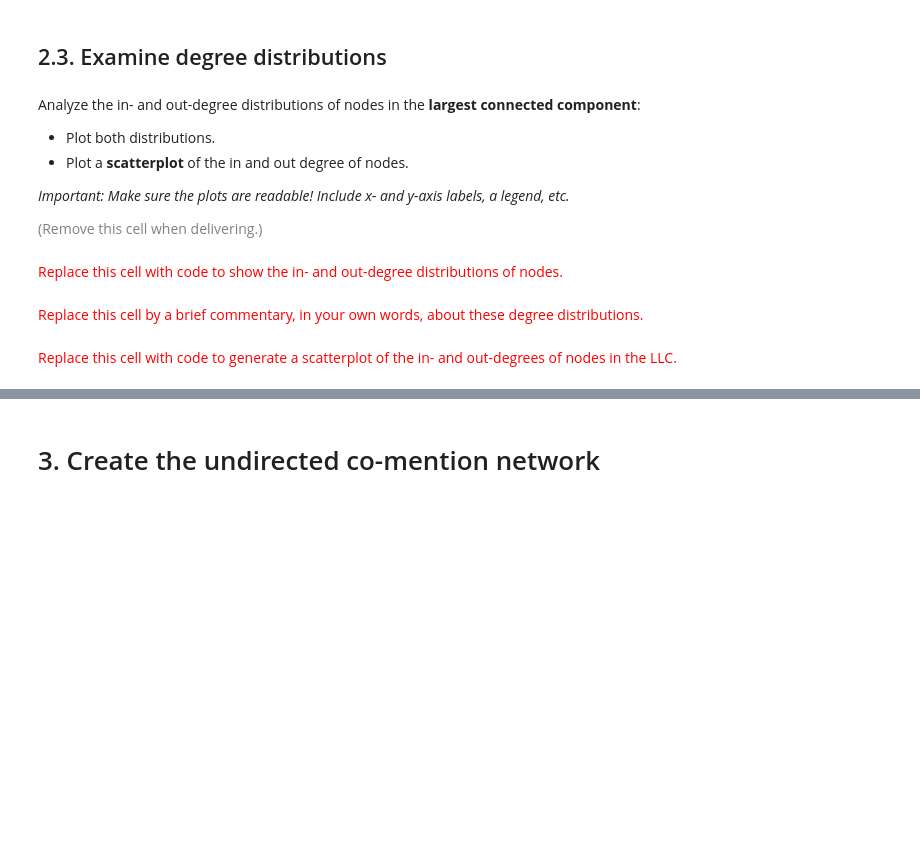
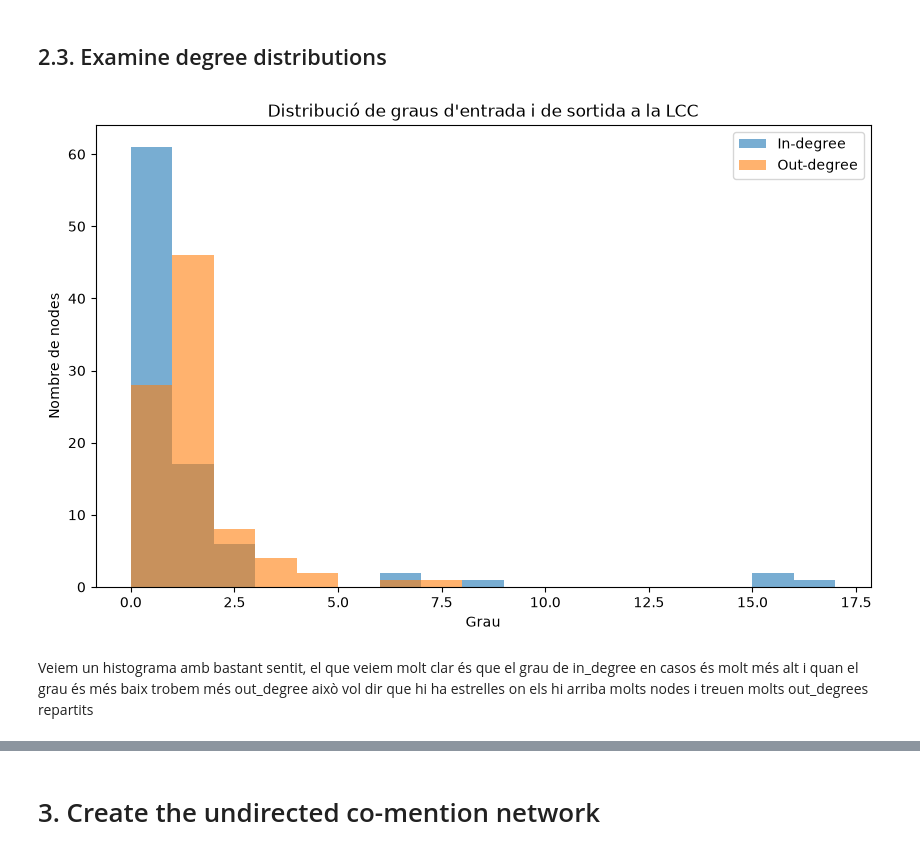
Before and after one commit to chatox/networks-science-course, a Jupyter notebook: practicum/ps02-networks-from-text-2026.ipynb, the cells around one changed output, grey strips where cells are left out. Drawn from its saved outputs; the diff is of its cells as text; code cells hidden in the pictures; blank space fills up the shorter version.

```diff
--- a/practicum/ps02-networks-from-text-2026.ipynb
+++ b/practicum/ps02-networks-from-text-2026.ipynb
@@ -448,18 +292,26 @@ Ens surt el graf girat, és a dir, el que hi havia a la dreta, molta part ha pas
 # %% [markdown]
 
 ## 2.3. Examine degree distributions
-# %% [markdown]
-Analyze the in- and out-degree distributions of nodes in the **largest connected component**:
-
-* Plot both distributions.
-* Plot a **scatterplot** of the in and out degree of nodes.
-
-*Important: Make sure the plots are readable! Include x- and y-axis labels, a legend, etc.*
-
-<font size="-1" color="gray">(Remove this cell when delivering.)</font>
-# %% [markdown]
-<font size="+1" color="red">Replace this cell with code to show the in- and out-degree distributions of nodes.</font>
+# %%
+in_degrees =[]
+out_degrees =[]
+for n in lcc.nodes():
+    in_degrees.append(lcc.in_degree(n)) #afegim els que entren
+    out_degrees.append(lcc.out_degree(n)) #afegim els que surten
+plt.figure(figsize=(10, 6))
+
+max_deg = max(max(in_degrees), max(out_degrees))
+bins = range(0, max_deg + 2)      # una barra per cada valor de grau
+
+plt.hist(in_degrees, bins=bins, alpha=0.6, label='In-degree')
+plt.hist(out_degrees, bins=bins, alpha=0.6, label='Out-degree')
+
+plt.xlabel('Grau')
+plt.ylabel('Nombre de nodes')
+plt.title("Distribució de graus d'entrada i de sortida a la LCC")
+plt.legend()
+plt.show()
+# %% [output]
+[figure, added]
 # %% [markdown]
-<font size="+1" color="red">Replace this cell by a brief commentary, in your own words, about these degree distributions.</font>
+Veiem un histograma amb bastant sentit, el que veiem molt clar és que el grau de in_degree en casos és molt més alt i quan el grau és més baix trobem més out_degree això vol dir que hi ha estrelles on els hi arriba molts nodes i treuen molts out_degrees repartits
-# %% [markdown]
-<font size="+1" color="red">Replace this cell with code to generate a scatterplot of the in- and out-degrees of nodes in the LLC.</font>
```
Also changed, not shown: parts of 44 cells of this notebook, 3 other files.
